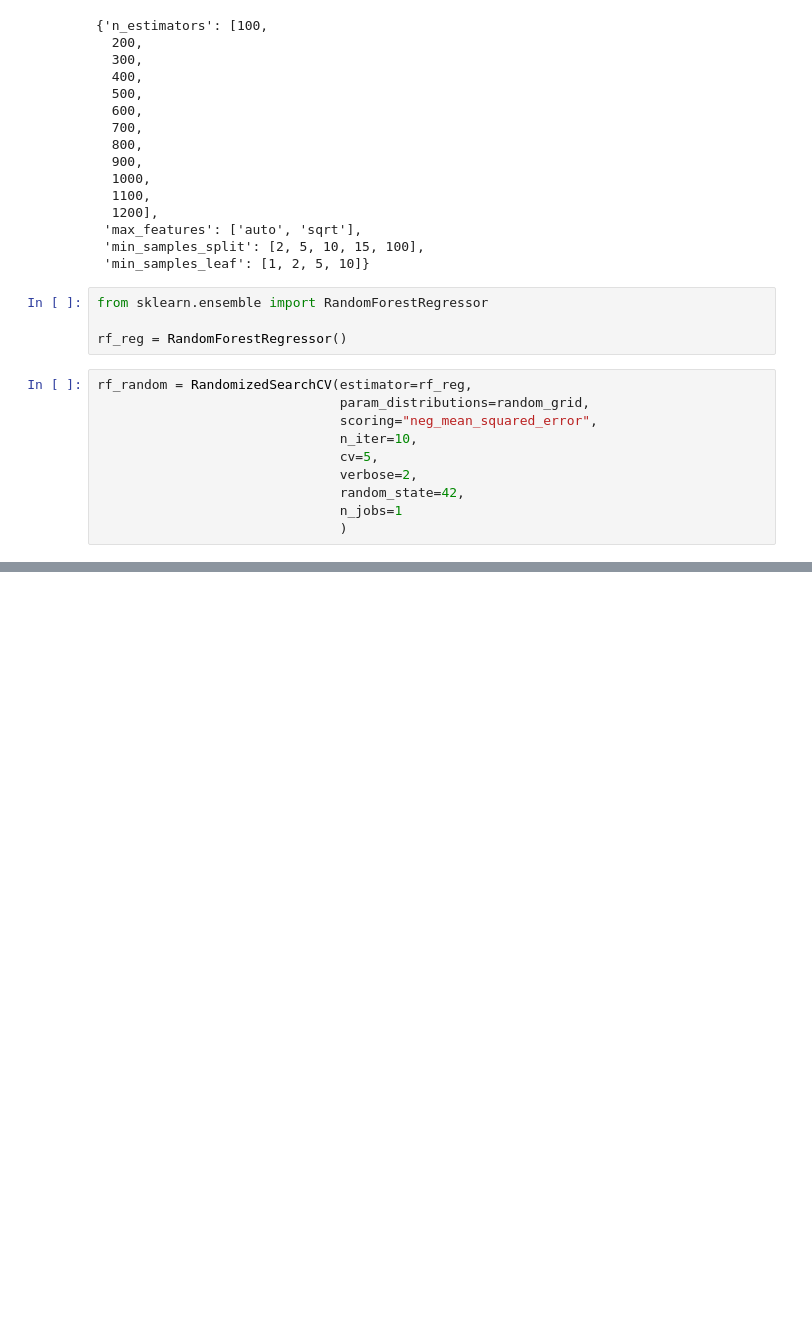
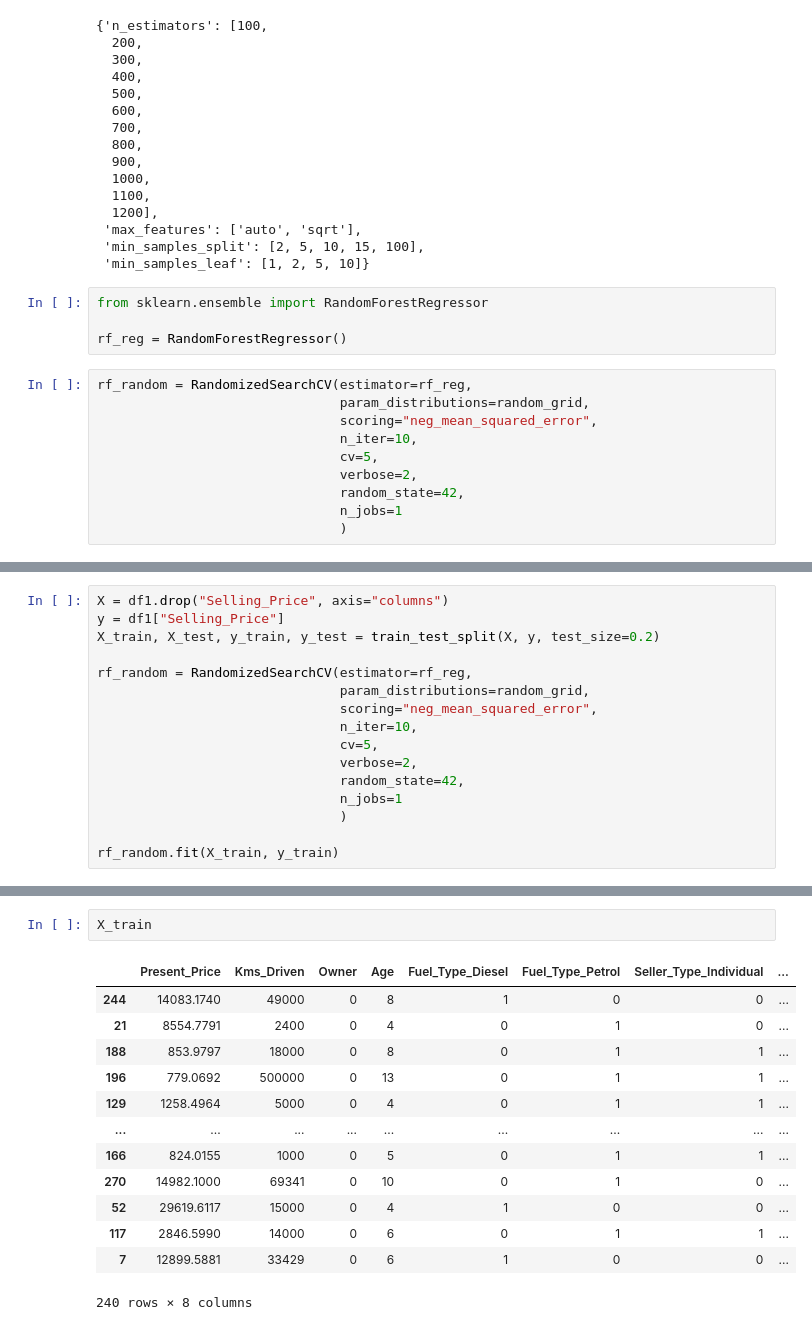
Before and after one commit to Narapady/car_price_prediction, a Jupyter notebook: car_prediction.ipynb, the cells around one changed output, grey strips where cells are left out. Drawn from its saved outputs; the diff is of its cells as text; blank space fills up the shorter version.

```diff
--- a/car_prediction.ipynb
+++ b/car_prediction.ipynb
@@ -347,0 +377,16 @@ with open("rf_regression_model.pkl", "wb") as file:
+# %%
+X = df1.drop("Selling_Price", axis="columns")
+y = df1["Selling_Price"]
+X_train, X_test, y_train, y_test = train_test_split(X, y, test_size=0.2)
+
+rf_random = RandomizedSearchCV(estimator=rf_reg,
+                               param_distributions=random_grid,
+                               scoring="neg_mean_squared_error",
+                               n_iter=10,
+                               cv=5,
+                               verbose=2,
+                               random_state=42,
+                               n_jobs=1
+                               )
+
+rf_random.fit(X_train, y_train)
@@ -347,0 +429,16 @@ with open("rf_regression_model.pkl", "wb") as file:
+# %%
+X_train
+# %% [output]
+|  | Present_Price | Kms_Driven | Owner | Age | Fuel_Type_Diesel | Fuel_Type_Petrol | Seller_Type_Individual | ... |
+| 244 | 14083.1740 | 49000 | 0 | 8 | 1 | 0 | 0 | ... |
+| 21 | 8554.7791 | 2400 | 0 | 4 | 0 | 1 | 0 | ... |
+| 188 | 853.9797 | 18000 | 0 | 8 | 0 | 1 | 1 | ... |
+| 196 | 779.0692 | 500000 | 0 | 13 | 0 | 1 | 1 | ... |
+| 129 | 1258.4964 | 5000 | 0 | 4 | 0 | 1 | 1 | ... |
+| ... | ... | ... | ... | ... | ... | ... | ... | ... |
+| 166 | 824.0155 | 1000 | 0 | 5 | 0 | 1 | 1 | ... |
+| 270 | 14982.1000 | 69341 | 0 | 10 | 0 | 1 | 0 | ... |
+| 52 | 29619.6117 | 15000 | 0 | 4 | 1 | 0 | 0 | ... |
+| 117 | 2846.5990 | 14000 | 0 | 6 | 0 | 1 | 1 | ... |
+| 7 | 12899.5881 | 33429 | 0 | 6 | 1 | 0 | 0 | ... |
+240 rows × 8 columns
```
Also changed, not shown: parts of 16 cells of this notebook, 3 other files.
